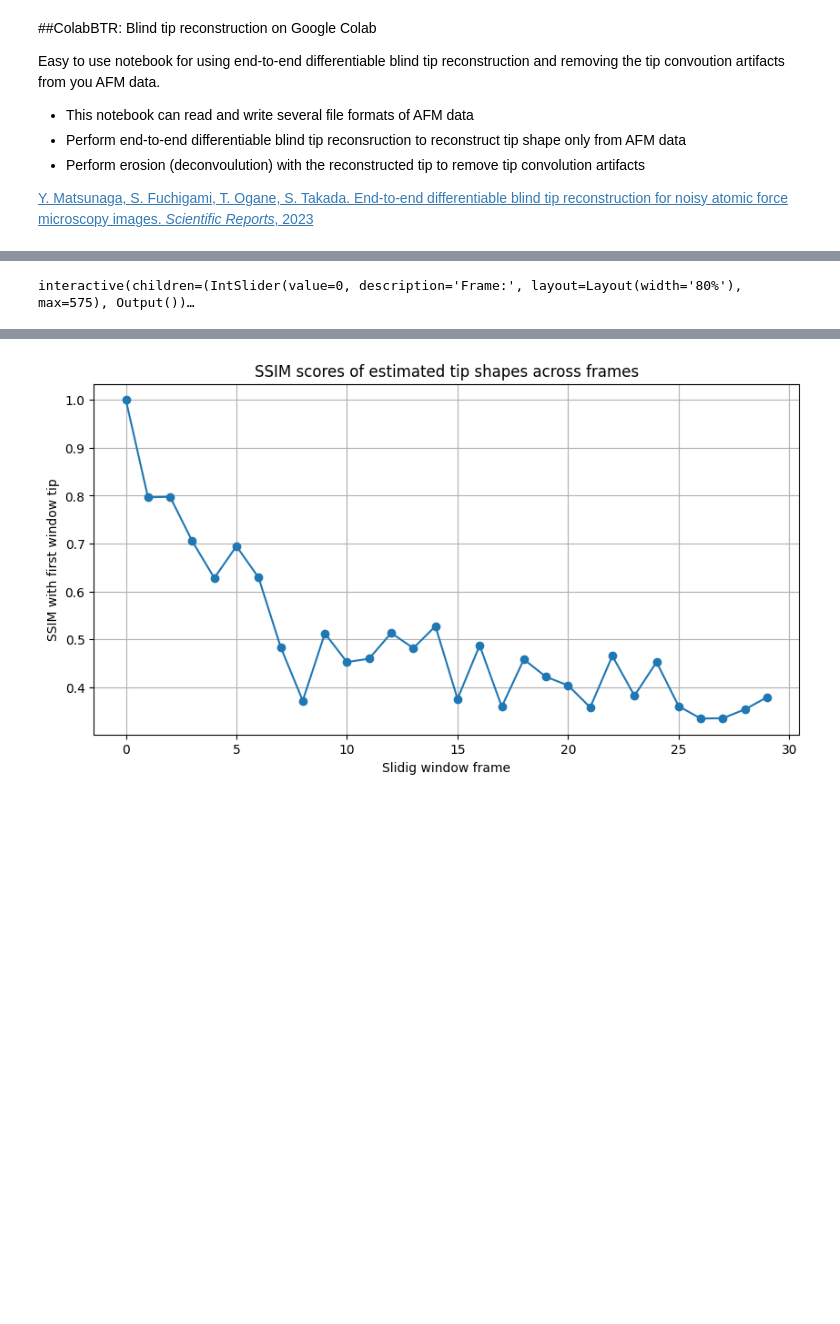
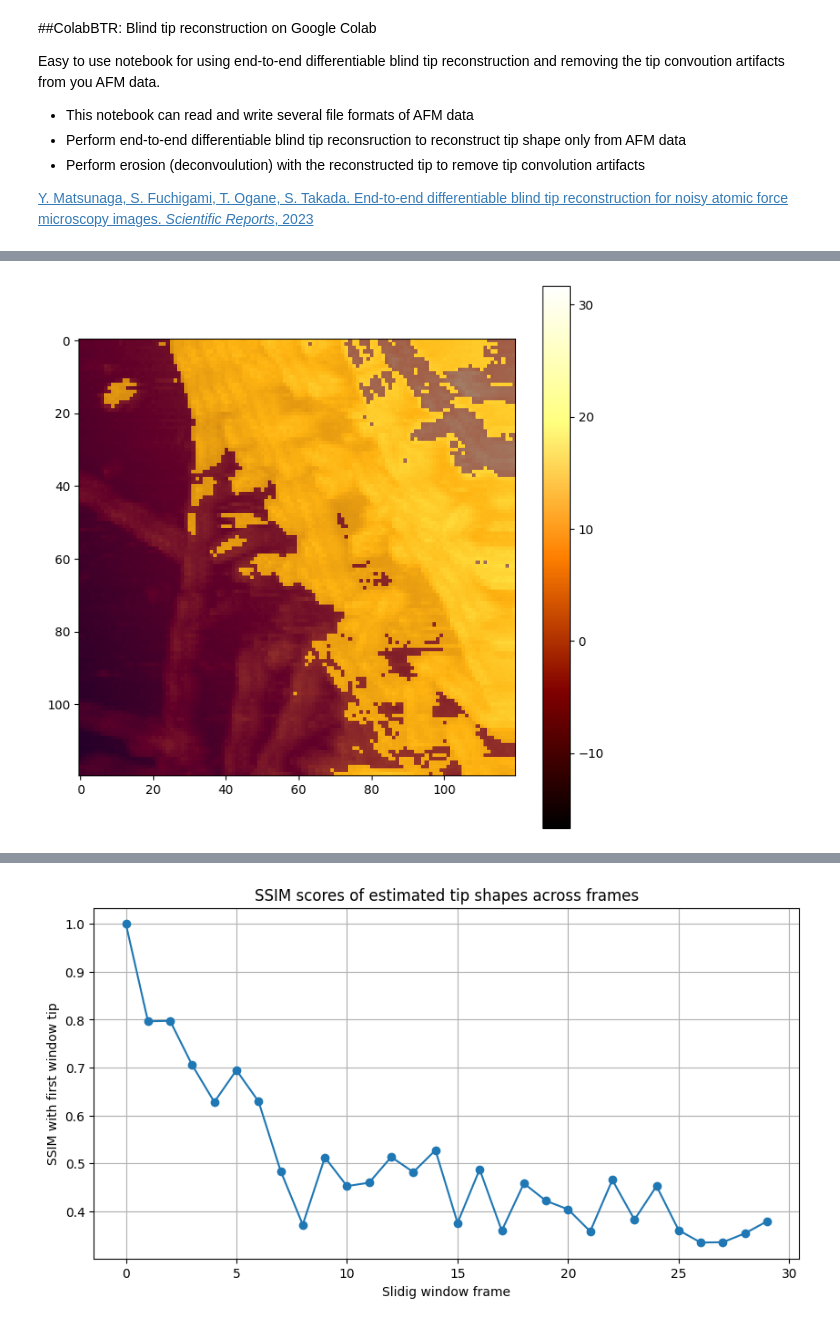
Before and after one commit to matsunagalab/ColabBTR, a Jupyter notebook: ColabBTR.ipynb, the cells around one changed output, grey strips where cells are left out. Drawn from its saved outputs; the diff is of its cells as text; code cells hidden in the pictures; blank space fills up the shorter version.

```diff
--- a/ColabBTR.ipynb
+++ b/ColabBTR.ipynb
@@ -233,32 +242,44 @@ corrected_images, inlier_mask = correct_afm_tilt_multi_frame(images)
 images = corrected_images
 vmin = images.min().item()#@param {type:"raw"}
 vmax = images.max().item()#@param {type:"raw"}
+figsize = 8#@param {type:"raw"}
 
-def visualize_frame(frame_index):
-    #plt.figure(figsize=(8, 8))
-    plt.figure()
-    plt.imshow(corrected_images[frame_index].cpu().numpy(),
+fig, ax = plt.subplots(figsize=(figsize, figsize))
+ax.imshow(images[first_frame, :, :].to('cpu').numpy(),
+                   vmin=vmin, vmax=vmax, interpolation='none', origin='upper',
+                   cmap="afmhot", aspect="equal")
+ax.imshow(inlier_mask[first_frame].cpu().numpy(), alpha=0.5,
+               vmin=0, vmax=1,  interpolation='none', origin='upper',
+               cmap="viridis", aspect="equal")
+
+# show colorbar
+fig.colorbar(image, ax=ax)
+
+# スライダーの作成
+#slider = widgets.IntSlider(value=0, min=0, max=nframe, step=1, description='Slider:')
+# スライダーの作成（幅を調整）
+slider = widgets.IntSlider(value=0, min=first_frame, max=last_frame-1, step=1, description='Frame:',
+                       layout=widgets.Layout(width='80%'))
+
+# イベントハンドラーの定義
+def on_value_change(change):
+    # 画像データを更新
+    #new_data = images[change['new'], :, :].to('cpu').numpy()
+    #image.set_data(new_data)
+    ax.imshow(images[change['new'], :, :].to('cpu').numpy(),
                vmin=vmin, vmax=vmax, interpolation='none', origin='upper',
                cmap="afmhot", aspect="equal")
-    plt.imshow(inlier_mask[frame_index].cpu().numpy(), alpha=0.5,
+    ax.imshow(inlier_mask[change['new']].cpu().numpy(), alpha=0.5,
                vmin=0, vmax=1,  interpolation='none', origin='upper',
                cmap="viridis", aspect="equal")
-    #plt.colorbar()
-    plt.title('Tilt corrected AFM image with detected inliers highlighted')
-    plt.show()
 
-# Create an IntSlider for frame selection
-frame_slider = widgets.IntSlider(
-    value=0,
-    min=0,
-    max=corrected_images.shape[0]-1,
-    step=1,
-    description='Frame:',
-    continuous_update=True,
-    layout=widgets.Layout(width='80%'),
-)
+    # プロットをクリアして再描画
+    clear_output(wait=True)
+    display(slider)
+    display(fig)
 
-# Create an interactive widget
-widgets.interactive(visualize_frame, frame_index=frame_slider)
+# スライダーにイベントハンドラーを関連付ける
+slider.observe(on_value_change, names='value')
+# スライダーとプロットを表示
+display(slider)
 # %% [output]
-interactive(children=(IntSlider(value=0, description='Frame:', layout=Layout(width='80%'), max=575), Output())…
@@ -265,3 +287,4 @@ interactive(children=(IntSlider(value=0, description='Frame:', layout=Layout(wid
+[figure, added]
 # %%
 #@title Working in progress... (Optional) Determine optimal weight decay for AdamW by cross-validation
 # %%
```
Also changed, not shown: parts of 7 cells of this notebook.
